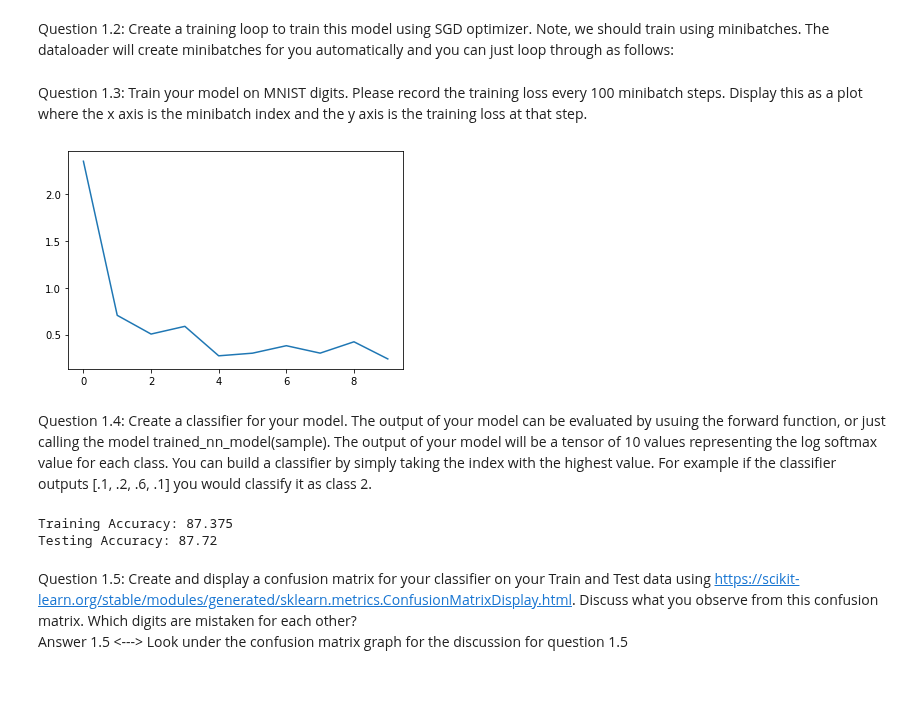
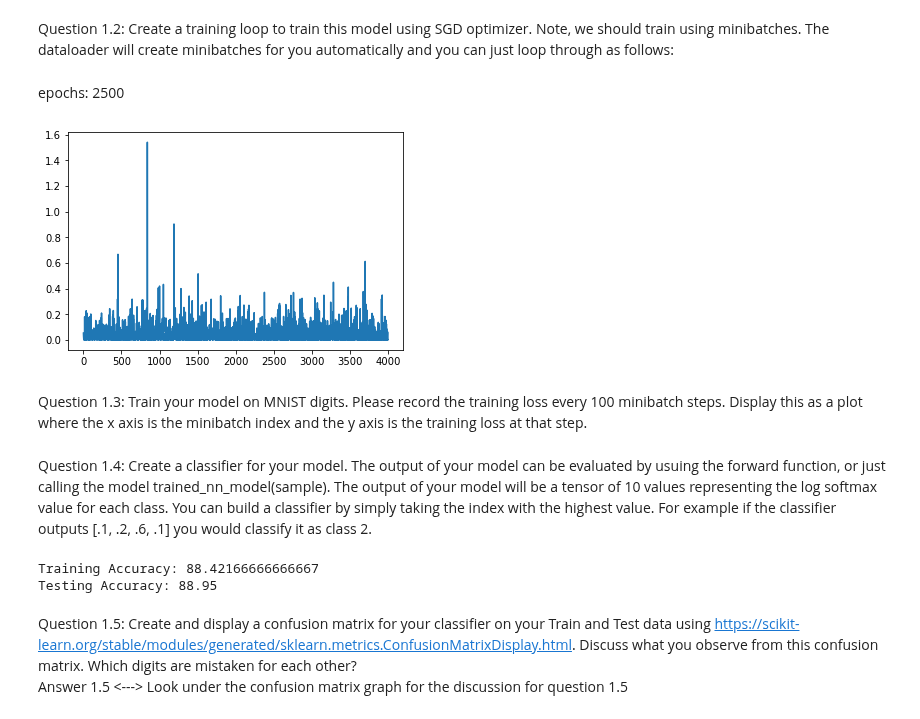
Before and after one commit to Azwadd/CS_59866, a Jupyter notebook: Homeworks/Homework 4/HW04.ipynb, the cells around one changed output. Saved outputs shown, nothing was run; the diff lists cells and outputs as text; code cells hidden in the pictures; blank space fills up the shorter version.

```diff
--- a/Homeworks/Homework 4/HW04.ipynb
+++ b/Homeworks/Homework 4/HW04.ipynb
@@ -189,7 +189,7 @@ Question 1.2: Create a training loop to train this model using SGD optimizer. No
 # Note: for SGD optimizer just put it in the parameter
 # Example: train(model, epochs, training_data, minibatch_steps, optimizer, loss_function):
 def train(model, epochs, training_data, minibatch_steps, optimizer, loss_function):
-    errors = []
+    losses = []
     for epochs in range(epochs):
         for batch_idx, (data, target) in enumerate(training_data):
             optimizer.zero_grad()
@@ -198,19 +198,47 @@ def train(model, epochs, training_data, minibatch_steps, optimizer, loss_functio
             loss.backward()
             optimizer.step()
             if batch_idx % minibatch_steps == 0:
-                errors.append(loss.item())
-    return errors
+                losses.append(loss.item())
+    return losses
+# %% [markdown]
+epochs: 2500
+# %%
+def saveModel(model, optmizer, path):
+    progress = {
+        "model_state": model.state_dict(),
+        "optim_state": optimizer.state_dict(),
+    }
+    torch.save(progress, path)
+
+def getModel(path, init_model, init_optimizer, learning_rate):
+    progress = torch.load(path)
+    model = init_model
+    optimizer = init_optimizer(model.parameters(), lr=learning_rate)
+    model.load_state_dict(progress["model_state"])
+    optimizer.load_state_dict(progress["optim_state"])
+    return model, optimizer
+
+# For nn_model
+nn_model, optimizer = getModel("nn_model.pth", SimpleNeuralNet(20), torch.optim.SGD, 1e-1)
+minibatch_steps = 100 # <--- Recording the loss every 100 mini batch steps as declared by Question 1.3
+errors = train(nn_model, 400, train_loader, minibatch_steps, optimizer, F.nll_loss)
+saveModel(nn_model, optimizer, "nn_model.pth")
+plt.plot(errors)
+plt.show()
+# %% [output]
+[figure, added]
 # %% [markdown]
 Question 1.3: Train your model on MNIST digits. Please record the training loss every 100 minibatch steps. Display this as a plot where the x axis is the minibatch index and the y axis is the training loss at that step.
 # %%
-# Question 1.3
-optimizer = torch.optim.SGD(nn_model.parameters(), lr=1e-1) # Optimizer is SGD as declared by Question 1.2
-minibatch_steps = 100 # <--- Recording the loss every 100 mini batch steps as declared by Question 1.3
-errors = train(nn_model, 1, train_loader, minibatch_steps, optimizer, F.nll_loss)
-plt.plot(errors)
+# Question 1.2 - Optimizer declared is SGD
+optimizer = torch.optim.SGD(nn_model.parameters(), lr=1e-2)
+# Question 1.3 - Record loss for every 100 minibatch_steps
+minibatch_steps = 100
+# Training and recording the loss into a list
+loss = train(nn_model, 2000, train_loader, minibatch_steps, optimizer, F.nll_loss)
+# Plotting the loss
+plt.plot(loss)
 plt.show()
-# %% [output]
-[figure, removed]
 # %% [markdown]
 Question 1.4: Create a classifier for your model. The output of your model can be evaluated by usuing the forward function, or just calling the model trained_nn_model(sample). The output of your model will be a tensor of 10 values representing the log softmax value for each class. You can build a classifier by simply taking the index with the highest value. For example if the classifier outputs [.1, .2, .6, .1] you would classify it as class 2.
 # %%
@@ -228,8 +256,8 @@ def classifier(model, data_loader):
 print("Training Accuracy:", classifier(nn_model, train_loader))
 print("Testing Accuracy:", classifier(nn_model, test_loader))
 # %% [output]
-Training Accuracy: 87.375
-Testing Accuracy: 87.72
+Training Accuracy: 88.42166666666667
+Testing Accuracy: 88.95
 # %% [markdown]
 Question 1.5: Create and display a confusion matrix for your classifier on your Train and Test data using https://scikit-learn.org/stable/modules/generated/sklearn.metrics.ConfusionMatrixDisplay.html. Discuss what you observe from this confusion matrix. Which digits are mistaken for each other?
 Answer 1.5 <---> Look under the confusion matrix graph for the discussion for question 1.5
```
Also changed, not shown: parts of 6 cells of this notebook, 1 other file.
